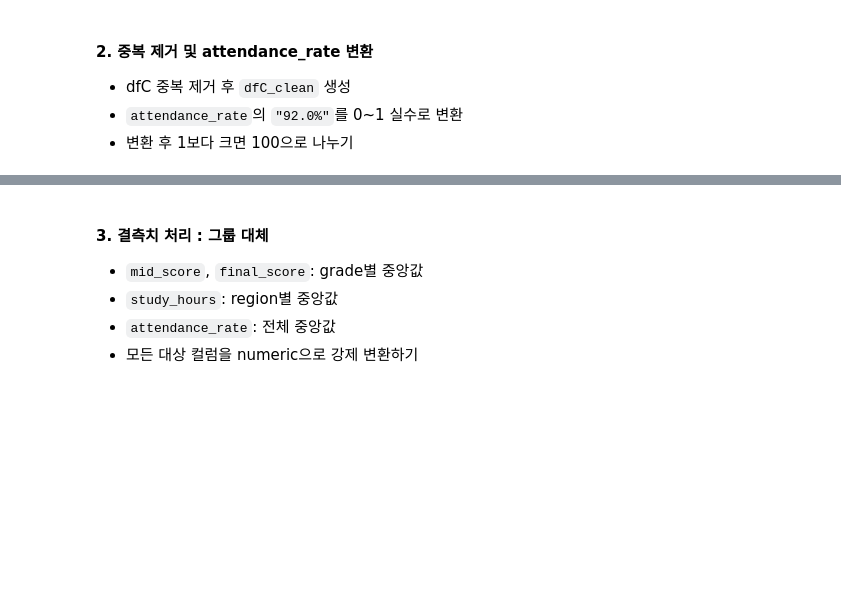
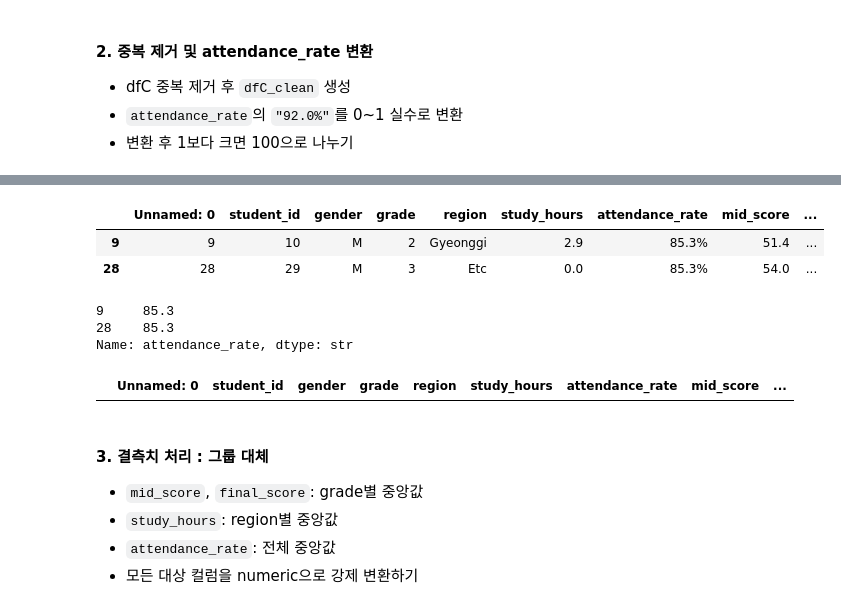
Before and after one commit to dkdkdk606/national_Defense, a Jupyter notebook: 04_pandas/2.문제/pandas_06_데이터파악과조작_연습문제4_데이터변환.ipynb, the cells around one changed output, grey strips where cells are left out. Drawn from its saved outputs; the diff is of its cells as text; code cells hidden in the pictures; blank space fills up the shorter version.

```diff
--- a/04_pandas/2.문제/pandas_06_데이터파악과조작_연습문제4_데이터변환.ipynb
+++ b/04_pandas/2.문제/pandas_06_데이터파악과조작_연습문제4_데이터변환.ipynb
@@ -217,0 +337,11 @@ dfA_clean.head()
+# %%
+# ValueError: could not convert string to float: '85.3%'
+dfC_clean[ dfC_clean['attendance_rate'].str.contains('85.3%') ]
+dfC_clean['attendance_rate'].str.replace('%','').str.strip()[ dfC_clean['attendance_rate'].str.contains('85.3%') ]
+# %% [output]
+|  | Unnamed: 0 | student_id | gender | grade | region | study_hours | attendance_rate | mid_score | ... |
+| 9 | 9 | 10 | M | 2 | Gyeonggi | 2.9 | 85.3% | 51.4 | ... |
+| 28 | 28 | 29 | M | 3 | Etc | 0.0 | 85.3% | 54.0 | ... |
+9     85.3
+28    85.3
+Name: attendance_rate, dtype: str
@@ -218,3 +352,7 @@ dfA_clean.head()
+# %%
+dfC_clean[ (dfC_clean['attendance_rate'] > 1) | (dfC_clean['attendance_rate'] < 0) ]
+# %% [output]
+|  | Unnamed: 0 | student_id | gender | grade | region | study_hours | attendance_rate | mid_score | ... |
 # %% [markdown]
 #### 3. 결측치 처리 : 그룹 대체
 
```
Also changed, not shown: parts of 14 cells of this notebook, 18 other files.
